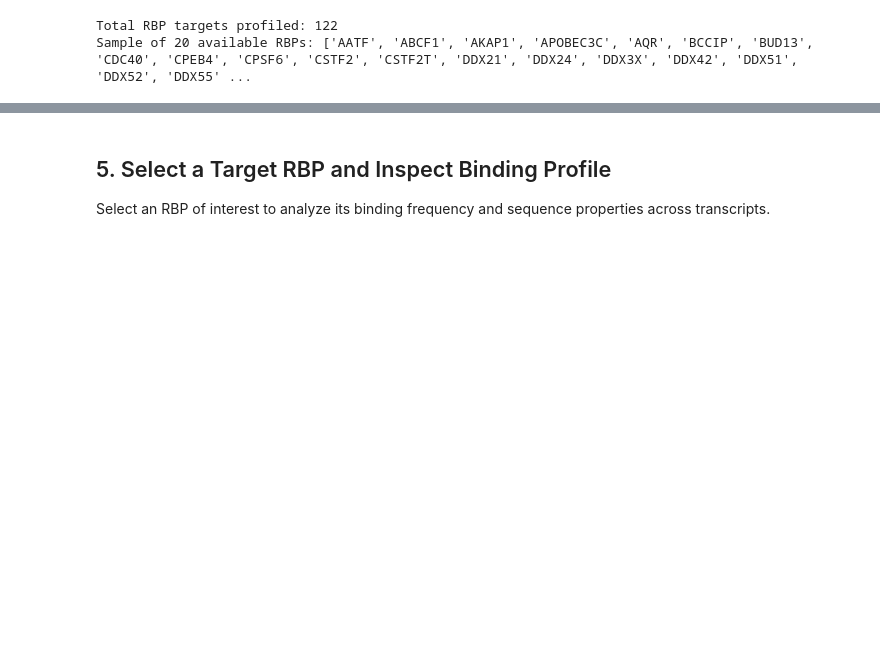
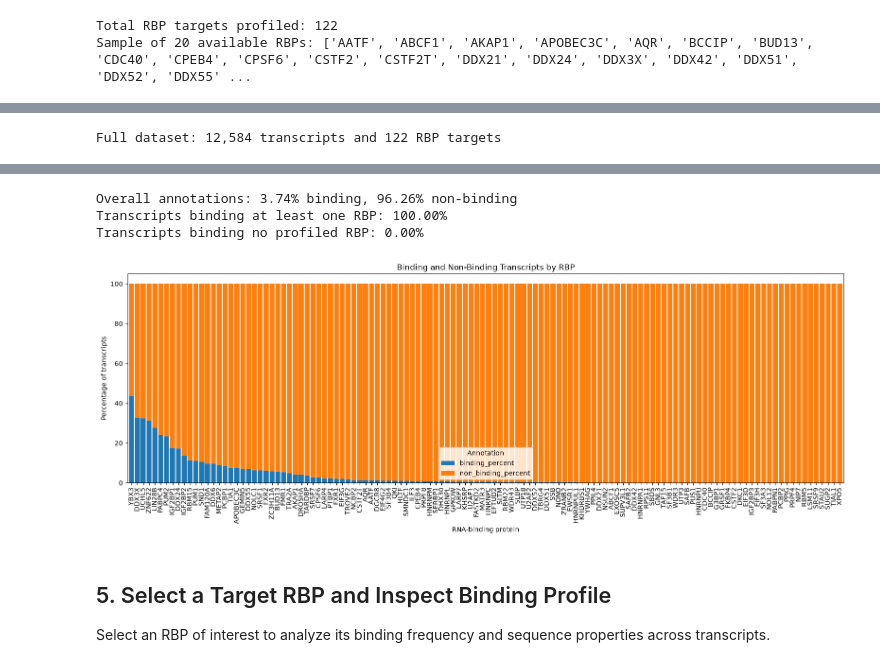
Before and after one commit to dgruano/elixir_AI4LS_rna_binding, a Jupyter notebook: rna_binding_eclip.ipynb, the cells around one changed output, grey strips where cells are left out. Cells and saved outputs as stored; diff of their text form; code cells hidden in the pictures; blank space fills up the shorter version.

Commit message:
more exploratory analysis and splitting data

```diff
--- a/rna_binding_eclip.ipynb
+++ b/rna_binding_eclip.ipynb
@@ -55,13 +53,14 @@ DatasetDict({
 Convert the training split into a pandas DataFrame to inspect the transcript metadata, RNA sequences, and target binding annotations.
 # %%
 # Convert train split to DataFrame
-df = dataset["train"].to_pandas()
-print(f"Dataset dimensions: {df.shape[0]} rows x {df.shape[1]} columns\n")
+full_df = dataset["train"].to_pandas()
+df = full_df.copy()
+print(f"Dataset dimensions: {full_df.shape[0]} rows x {full_df.shape[1]} columns\n")
 
 # View metadata columns (transcripts, gene names, chromosomes, sequences)
-meta_cols = [c for c in df.columns if not c.startswith("target_")]
+meta_cols = [c for c in full_df.columns if not c.startswith("target_")]
 print("Sequence metadata columns:", meta_cols)
-df[meta_cols].head()
+full_df[meta_cols].head()
 # %% [output]
 Dataset dimensions: 15717 rows x 128 columns
 
@@ -88,0 +92,53 @@ Sample of 20 available RBPs: ['AATF', 'ABCF1', 'AKAP1', 'APOBEC3C', 'AQR', 'BCCI
+# %%
+# Use the complete dataset before any sequence-length filtering.
+full_target_matrix = full_df[target_cols].apply(pd.to_numeric, errors="coerce")
+
+# Summarize binding and non-binding transcripts for each protein.
+binding_summary = pd.DataFrame({
+    "protein": [column.replace("target_", "") for column in target_cols],
+    "binding_transcripts": full_target_matrix.sum(axis=0).astype("Int64").to_numpy(),
+    "total_transcripts": full_target_matrix.notna().sum(axis=0).astype("Int64").to_numpy(),
+})
+binding_summary["non_binding_transcripts"] = (
+    binding_summary["total_transcripts"] - binding_summary["binding_transcripts"]
+)
+binding_summary["binding_percent"] = (
+    100 * binding_summary["binding_transcripts"] / binding_summary["total_transcripts"]
+)
+binding_summary["non_binding_percent"] = 100 - binding_summary["binding_percent"]
+binding_summary = binding_summary.sort_values("binding_percent", ascending=False).reset_index(drop=True)
+
+print(f"Full dataset: {len(full_df):,} transcripts and {len(target_cols)} RBP targets")
+display(binding_summary.style.format({
+    "binding_percent": "{:.2f}%",
+    "non_binding_percent": "{:.2f}%",
+}))
+
+# Overall percentage across every transcript-RBP annotation.
+all_annotations = full_target_matrix.stack().dropna()
+print(
+    f"Overall annotations: {100 * all_annotations.mean():.2f}% binding, "
+    f"{100 * (1 - all_annotations.mean()):.2f}% non-binding"
+)
+
+# Percentage of transcripts that bind at least one RBP versus none.
+transcript_any_binding = full_target_matrix.fillna(0).sum(axis=1) > 0
+print(
+    f"Transcripts binding at least one RBP: {100 * transcript_any_binding.mean():.2f}%"
+)
+print(
+    f"Transcripts binding no profiled RBP: {100 * (~transcript_any_binding).mean():.2f}%"
+)
+
+ax = binding_summary.set_index("protein")[["binding_percent", "non_binding_percent"]].plot(
+    kind="bar", stacked=True, figsize=(16, 6), width=0.85
+)
+ax.set_title("Binding and Non-Binding Transcripts by RBP")
+ax.set_xlabel("RNA-binding protein")
+ax.set_ylabel("Percentage of transcripts")
+ax.legend(title="Annotation")
+plt.xticks(rotation=90)
+plt.tight_layout()
+plt.show()
+# %% [output]
+Full dataset: 12,584 transcripts and 122 RBP targets
@@ -89,3 +162,7 @@ Sample of 20 available RBPs: ['AATF', 'ABCF1', 'AKAP1', 'APOBEC3C', 'AQR', 'BCCI
+Overall annotations: 3.74% binding, 96.26% non-binding
+Transcripts binding at least one RBP: 100.00%
+Transcripts binding no profiled RBP: 0.00%
+[figure, added]
 # %% [markdown]
 ## 5. Select a Target RBP and Inspect Binding Profile
 
```
Also changed, not shown: parts of 7 cells of this notebook.
